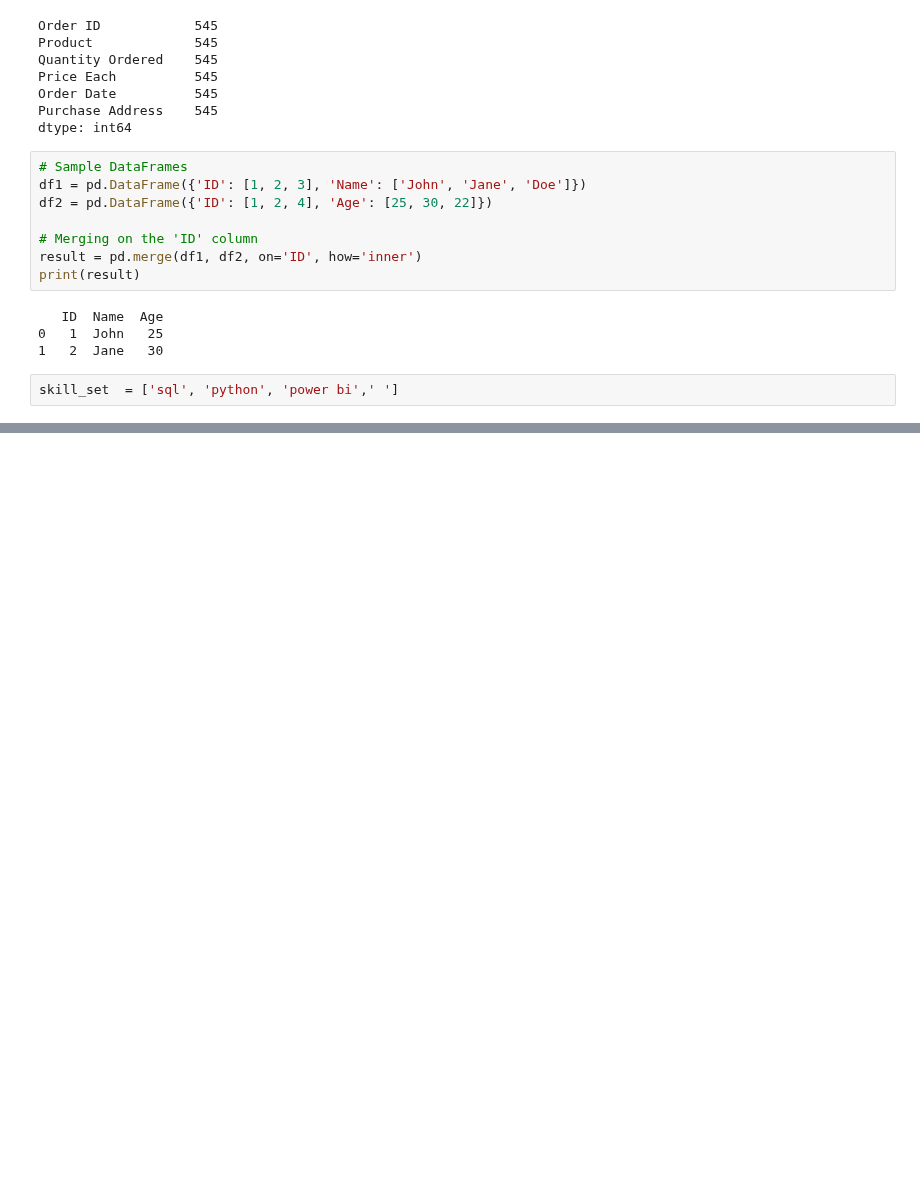
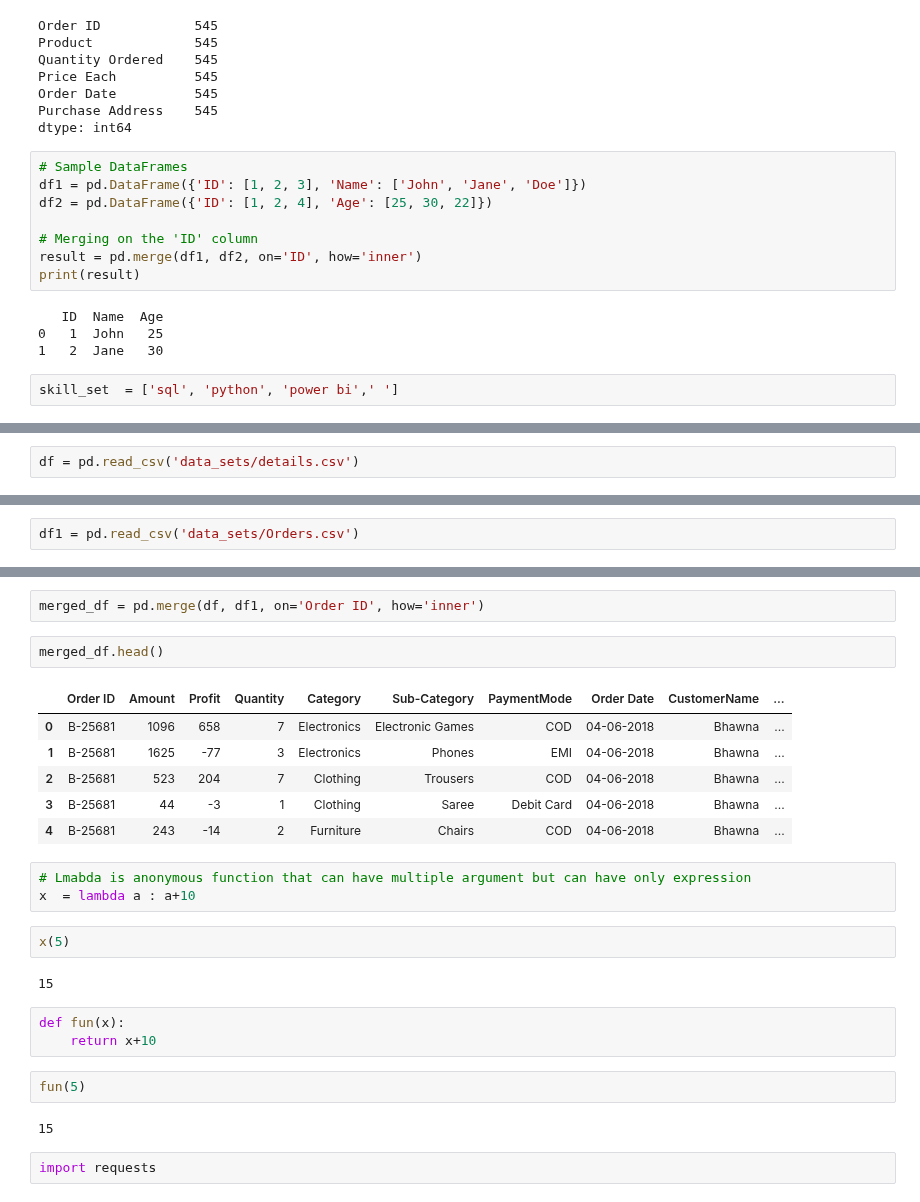
Before and after one commit to Hamzakhalidcs/Notebooks, a Jupyter notebook: Untitled1.ipynb, the cells around one changed output, grey strips where cells are left out. Cells and saved outputs as stored; diff of their text form; blank space fills up the shorter version.

```diff
--- a/Untitled1.ipynb
+++ b/Untitled1.ipynb
@@ -377,0 +380,2 @@ skill_set  = ['sql', 'python', 'power bi',' ']
+# %%
+df = pd.read_csv('data_sets/details.csv')
@@ -377,0 +391,2 @@ skill_set  = ['sql', 'python', 'power bi',' ']
+# %%
+df1 = pd.read_csv('data_sets/Orders.csv')
@@ -377,0 +402,27 @@ skill_set  = ['sql', 'python', 'power bi',' ']
+# %%
+merged_df = pd.merge(df, df1, on='Order ID', how='inner')
+# %%
+merged_df.head()
+# %% [output]
+|  | Order ID | Amount | Profit | Quantity | Category | Sub-Category | PaymentMode | Order Date | CustomerName | ... |
+| 0 | B-25681 | 1096 | 658 | 7 | Electronics | Electronic Games | COD | 04-06-2018 | Bhawna | ... |
+| 1 | B-25681 | 1625 | -77 | 3 | Electronics | Phones | EMI | 04-06-2018 | Bhawna | ... |
+| 2 | B-25681 | 523 | 204 | 7 | Clothing | Trousers | COD | 04-06-2018 | Bhawna | ... |
+| 3 | B-25681 | 44 | -3 | 1 | Clothing | Saree | Debit Card | 04-06-2018 | Bhawna | ... |
+| 4 | B-25681 | 243 | -14 | 2 | Furniture | Chairs | COD | 04-06-2018 | Bhawna | ... |
+# %%
+# Lmabda is anonymous function that can have multiple argument but can have only expression
+x  = lambda a : a+10
+# %%
+x(5)
+# %% [output]
+15
+# %%
+def fun(x):
+    return x+10
+# %%
+fun(5)
+# %% [output]
+15
+# %%
+import requests
```
Also changed, not shown: parts of 10 cells of this notebook, 12 other files.
